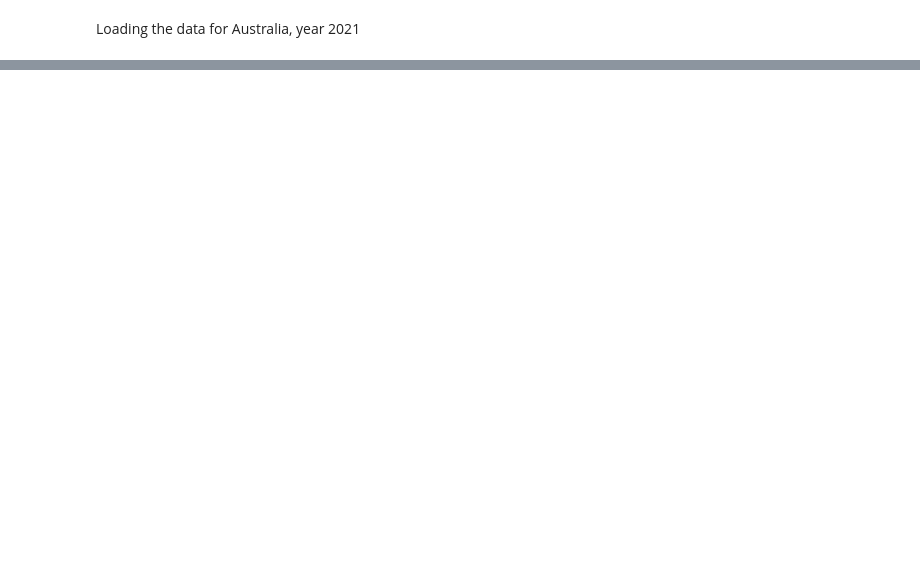
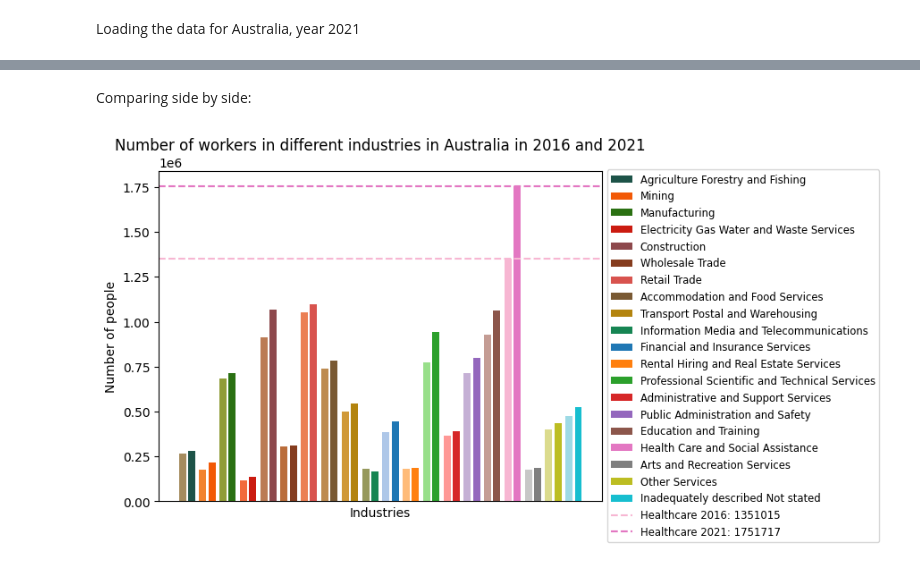
Before and after one commit to rakkateichou/CITS2402-prj1, a Jupyter notebook: CITS2402-Assignment-template.ipynb, the cells around one changed output, grey strips where cells are left out. Drawn from its saved outputs; the diff is of its cells as text; code cells hidden in the pictures; blank space fills up the shorter version.

```diff
--- a/CITS2402-Assignment-template.ipynb
+++ b/CITS2402-Assignment-template.ipynb
@@ -126,0 +194,36 @@ plt.show()
+# %% [markdown]
+Comparing side by side:
+# %%
+# Comparing Side By Side
+def barplot_average_aus_sbs(left: pd.DataFrame, right: pd.DataFrame, title: str):
+    index = np.arange(len(left))
+    bar_width = 0.35
+
+    color_map = plt.cm.tab20.colors
+    color_map_extened = \
+        tuple((x[0] * 0.95, x[1] * 0.7, x[2] * 0.4) for x in color_map) \
+        + color_map
+    color_map_left = color_map_extened[1::2]
+    color_map_right = color_map_extened[::2]
+
+    plt.bar(index, left.values, bar_width, color=color_map_left)
+    plt.bar(index + bar_width + 0.1, right.values, bar_width, label=left.index, color=color_map_right)
+
+    health_2016 = left.filter(like="Health").values[0]
+    health_2021 = right.filter(like="Health").values[0]
+    plt.axhline(health_2016, color=color_map_left[16], linestyle="--", label=f"Healthcare 2016: {health_2016}")
+    plt.axhline(health_2021, color=color_map_right[16], linestyle="--", label=f"Healthcare 2021: {health_2021}")
+
+    plt.legend(loc="upper left", bbox_to_anchor=(1, 1.02), fontsize="small", ncol=1)
+
+    plt.xlabel('Industries')
+    plt.ylabel('Number of people')
+    plt.title(title)
+
+    plt.xticks([])
+
+left = aus2016.loc[Type.TOTAL].drop("Total")
+right = aus2021.loc[Type.TOTAL].drop("Total")
+barplot_average_aus_sbs(left, right, 'Number of workers in different industries in Australia in 2016 and 2021')
+# %% [output]
+[figure, added]
```
Also changed, not shown: parts of 21 cells of this notebook, 9 other files.
